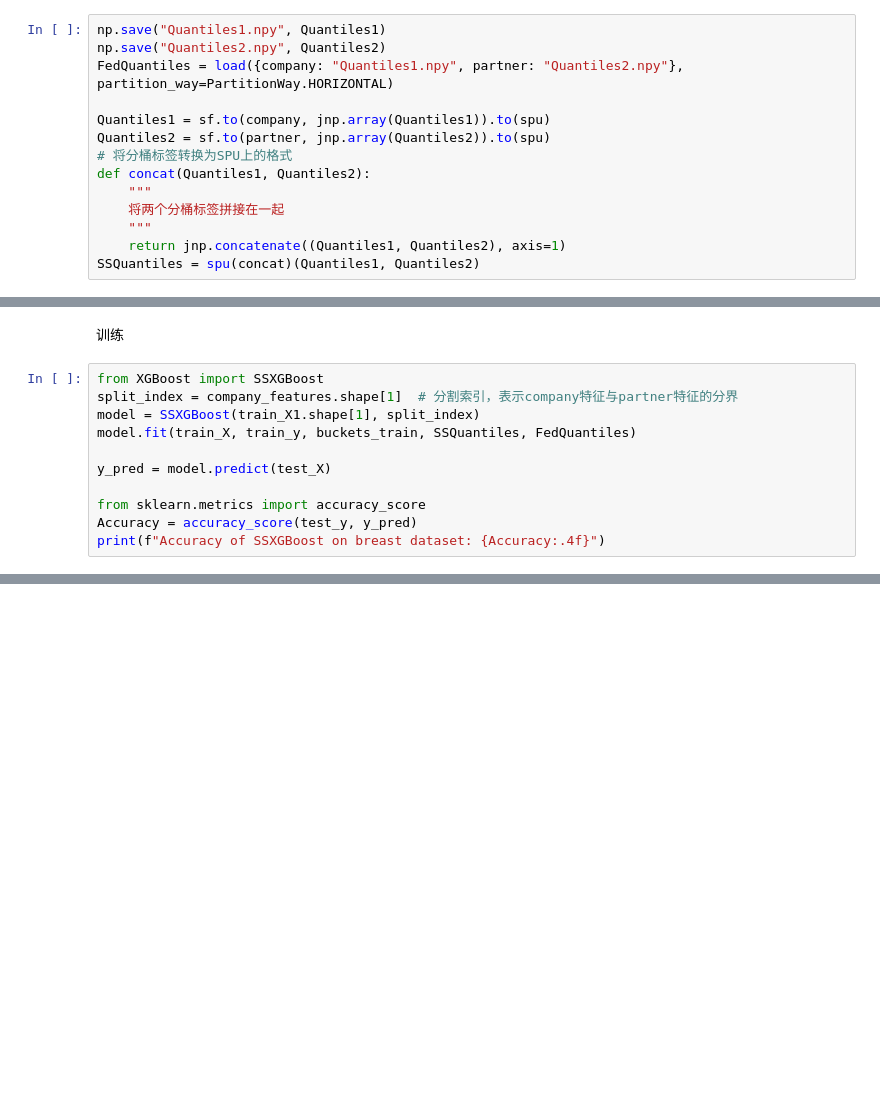
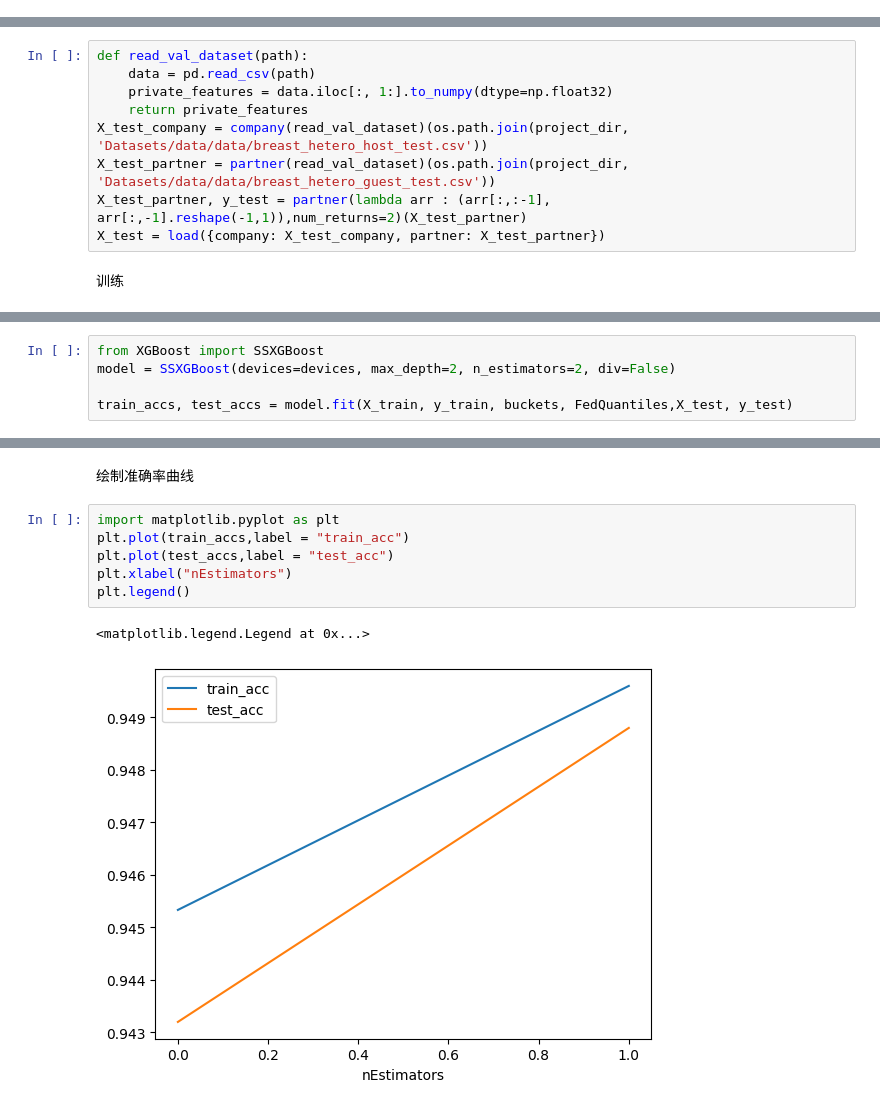
Before and after one commit to LVXVITAE/AnonymVFL, a Jupyter notebook: AnonymVFL/XGBoost_example.ipynb, the cells around one changed output, grey strips where cells are left out. Drawn from its saved outputs; the diff is of its cells as text; blank space fills up the shorter version.

```diff
--- a/AnonymVFL/XGBoost_example.ipynb
+++ b/AnonymVFL/XGBoost_example.ipynb
@@ -115,14 +133,0 @@ buckets_train = recover_buckets(buckets_labels_train)
-# %%
-np.save("Quantiles1.npy", Quantiles1)
-np.save("Quantiles2.npy", Quantiles2)
-FedQuantiles = load({company: "Quantiles1.npy", partner: "Quantiles2.npy"}, partition_way=PartitionWay.HORIZONTAL)
-
-Quantiles1 = sf.to(company, jnp.array(Quantiles1)).to(spu)
-Quantiles2 = sf.to(partner, jnp.array(Quantiles2)).to(spu)
-# 将分桶标签转换为SPU上的格式
-def concat(Quantiles1, Quantiles2):
-    """
-    将两个分桶标签拼接在一起
-    """
-    return jnp.concatenate((Quantiles1, Quantiles2), axis=1)
-SSQuantiles = spu(concat)(Quantiles1, Quantiles2)
@@ -129,13 +153,11 @@ SSQuantiles = spu(concat)(Quantiles1, Quantiles2)
+# %%
+def read_val_dataset(path):
+    data = pd.read_csv(path)
+    private_features = data.iloc[:, 1:].to_numpy(dtype=np.float32)
+    return private_features
+X_test_company = company(read_val_dataset)(os.path.join(project_dir, 'Datasets/data/data/breast_hetero_host_test.csv'))
+X_test_partner = partner(read_val_dataset)(os.path.join(project_dir, 'Datasets/data/data/breast_hetero_guest_test.csv'))
+X_test_partner, y_test = partner(lambda arr : (arr[:,:-1], arr[:,-1].reshape(-1,1)),num_returns=2)(X_test_partner)
+X_test = load({company: X_test_company, partner: X_test_partner})
 # %% [markdown]
 训练
-# %%
-from XGBoost import SSXGBoost
-split_index = company_features.shape[1]  # 分割索引，表示company特征与partner特征的分界
-model = SSXGBoost(train_X1.shape[1], split_index)
-model.fit(train_X, train_y, buckets_train, SSQuantiles, FedQuantiles)
-
-y_pred = model.predict(test_X)
-
-from sklearn.metrics import accuracy_score
-Accuracy = accuracy_score(test_y, y_pred)
-print(f"Accuracy of SSXGBoost on breast dataset: {Accuracy:.4f}")
@@ -153,0 +164,5 @@ NameError: name 'company_features' is not defined
+# %%
+from XGBoost import SSXGBoost
+model = SSXGBoost(devices=devices, max_depth=2, n_estimators=2, div=False)
+
+train_accs, test_accs = model.fit(X_train, y_train, buckets, FedQuantiles,X_test, y_test)
@@ -153,0 +197,11 @@ NameError: name 'company_features' is not defined
+# %% [markdown]
+绘制准确率曲线
+# %%
+import matplotlib.pyplot as plt
+plt.plot(train_accs,label = "train_acc")
+plt.plot(test_accs,label = "test_acc")
+plt.xlabel("nEstimators")
+plt.legend()
+# %% [output]
+<matplotlib.legend.Legend at 0x...>
+[figure, added]
```
Also changed, not shown: parts of 30 cells of this notebook, 17 other files.
